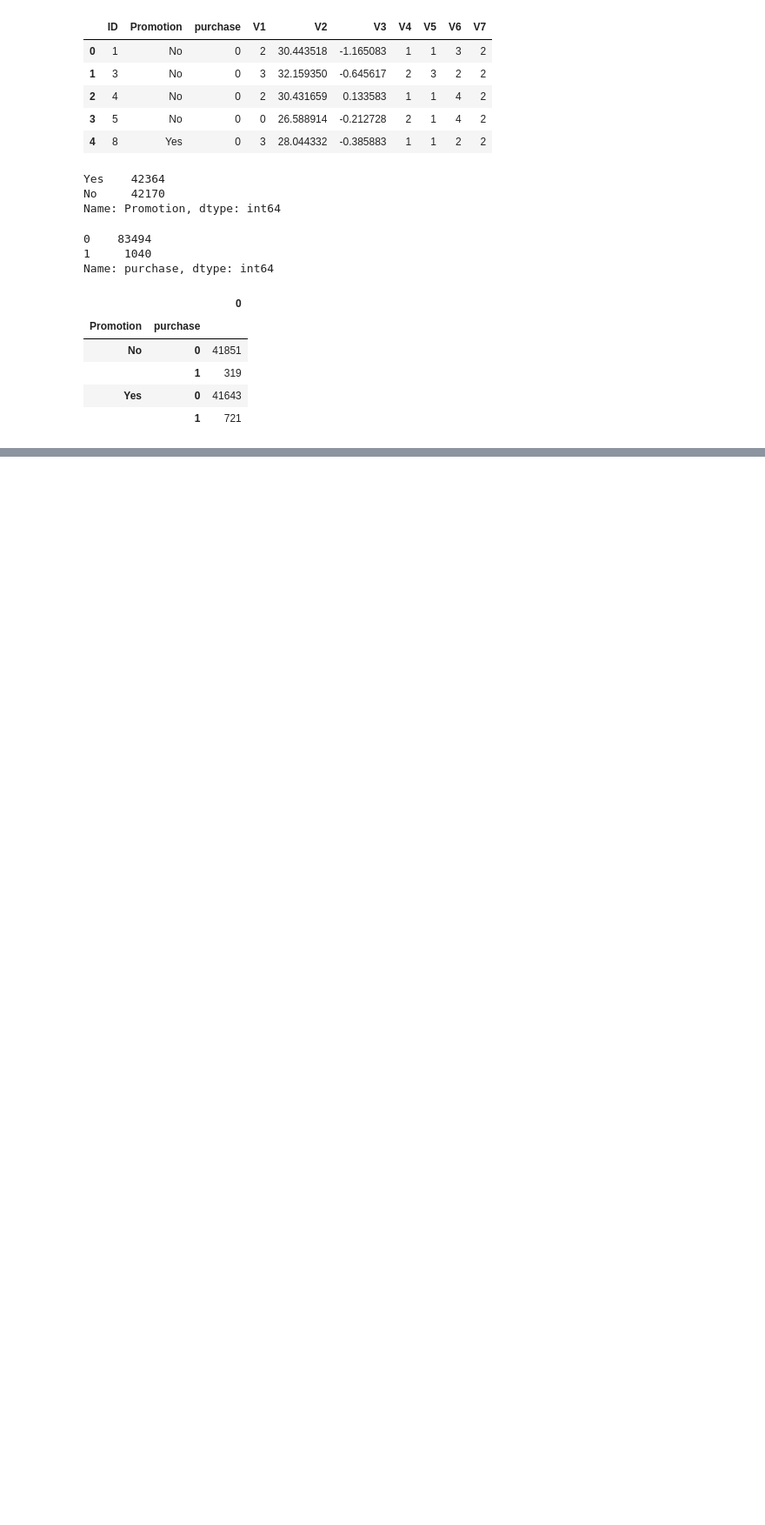
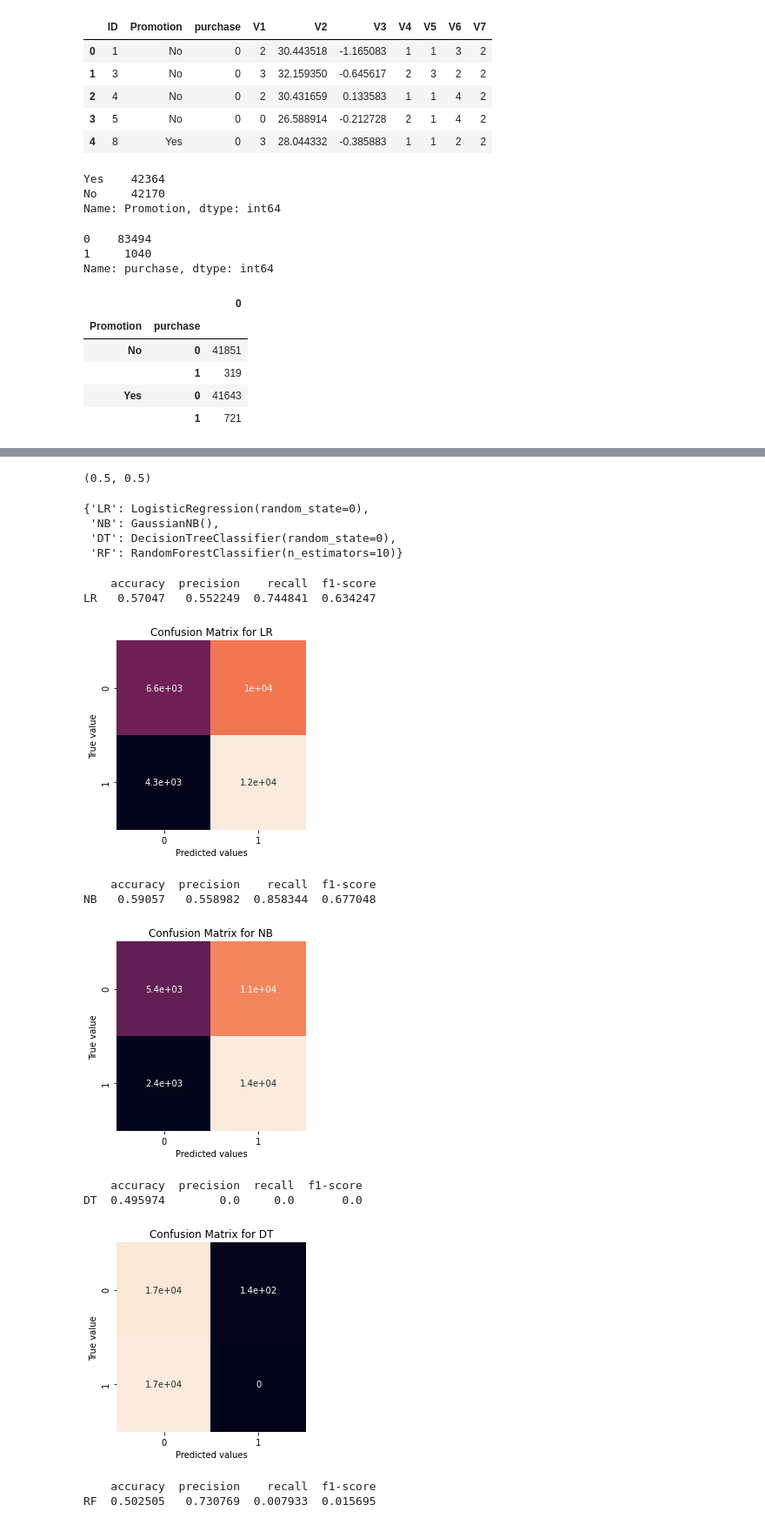
Before and after one commit to deacona/DSND_Term2, a Jupyter notebook: portfolio_exercises/Experiments/Starbucks.ipynb, the cells around one changed output, grey strips where cells are left out. Shown at 87% size. Drawn from its saved outputs; the diff is of its cells as text; code cells hidden in the pictures; blank space fills up the shorter version.

```diff
--- a/portfolio_exercises/Experiments/Starbucks.ipynb
+++ b/portfolio_exercises/Experiments/Starbucks.ipynb
@@ -147,0 +238,4 @@ def promotion_strategy(df):
+# %%
+scaler = MinMaxScaler()
+features = scaler.fit_transform(features)
+features
@@ -147,0 +260,3 @@ def promotion_strategy(df):
+# %%
+features_train, features_test, labels_train, labels_test = train_test_split(features, labels, test_size=0.2, random_state=42)
+features_train.shape, labels_train.shape, features_test.shape, labels_test.shape
@@ -147,0 +269,5 @@ def promotion_strategy(df):
+# %%
+ros = RandomOverSampler(sampling_strategy="minority", random_state=42)
+features_train, labels_train = ros.fit_sample(features_train, labels_train)
+features_test, labels_test = ros.fit_sample(features_test, labels_test)
+features_train.shape, labels_train.shape, features_test.shape, labels_test.shape
@@ -147,0 +276,34 @@ def promotion_strategy(df):
+# %%
+labels_train.sum() / labels_train.shape[0], labels_test.sum() / labels_test.shape[0]
+# %% [output]
+(0.5, 0.5)
+# %%
+models = {"LR": LogisticRegression(random_state=0).fit(features_train, labels_train),
+          "NB": GaussianNB().fit(features_train, labels_train),
+          "DT": DecisionTreeClassifier(random_state=0).fit(features_train, labels_train),
+          "RF": RandomForestClassifier(n_estimators=10).fit(features_train, labels_train),
+         }
+models
+# %% [output]
+{'LR': LogisticRegression(random_state=0),
+ 'NB': GaussianNB(),
+ 'DT': DecisionTreeClassifier(random_state=0),
+ 'RF': RandomForestClassifier(n_estimators=10)}
+# %%
+compare_stats = []
+for key, value in models.items():
+    compare_stats.append(assess_models(key, value))
+
+pd.concat(compare_stats)
+# %% [output]
+    accuracy  precision    recall  f1-score
+LR   0.57047   0.552249  0.744841  0.634247
+[figure, added]
+    accuracy  precision    recall  f1-score
+NB   0.59057   0.558982  0.858344  0.677048
+[figure, added]
+    accuracy  precision  recall  f1-score
+DT  0.495974        0.0     0.0       0.0
+[figure, added]
+    accuracy  precision    recall  f1-score
+RF  0.502505   0.730769  0.007933  0.015695
```
Also changed, not shown: parts of 19 cells of this notebook.
